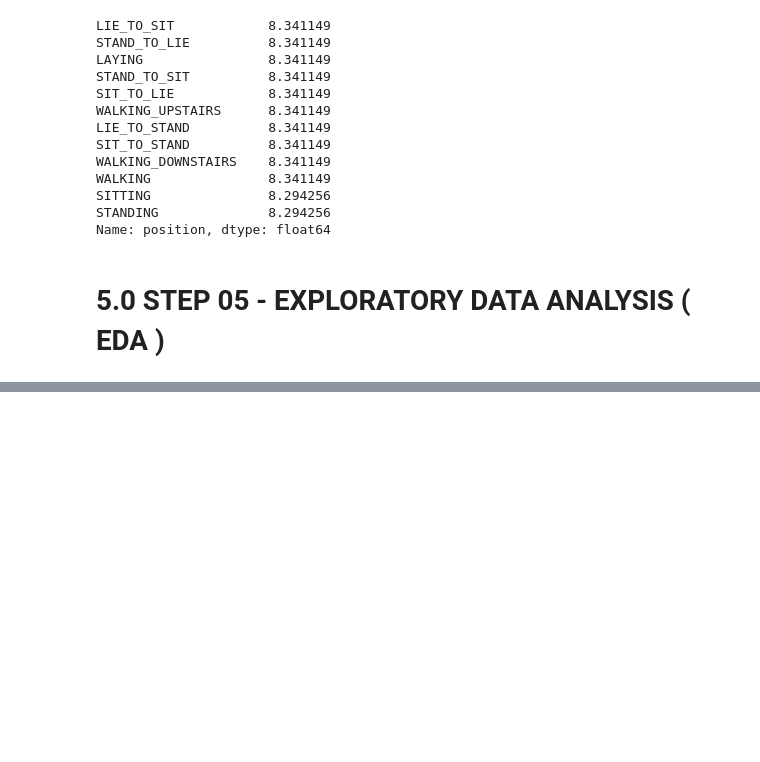
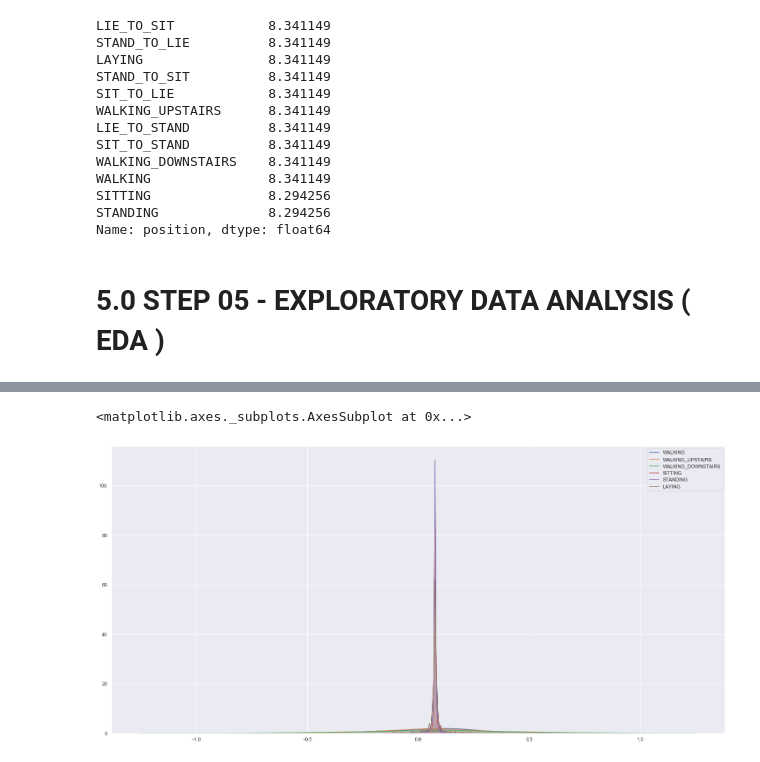
Before and after one commit to panambY/Human_Activity_Recognition, a Jupyter notebook: Human_Activity_Recognition.ipynb, the cells around one changed output, grey strips where cells are left out. Cells and saved outputs as stored; diff of their text form; code cells hidden in the pictures; blank space fills up the shorter version.

```diff
--- a/Human_Activity_Recognition.ipynb
+++ b/Human_Activity_Recognition.ipynb
@@ -436,0 +372,10 @@ sns.distplot( df51[df51['position'] == 'LIE_TO_STAND']['tBodyAcc-Energy-1'], lab
+# %%
+sns.kdeplot( df51[df51['position'] == 'WALKING']['tBodyAccJerk-Mean-1'], label='WALKING', shade=True )
+sns.kdeplot( df51[df51['position'] == 'WALKING_UPSTAIRS']['tBodyAccJerk-Mean-1'], label='WALKING_UPSTAIRS', shade=True )
+sns.kdeplot( df51[df51['position'] == 'WALKING_DOWNSTAIRS']['tBodyAccJerk-Mean-1'], label='WALKING_DOWNSTAIRS', shade=True )
+sns.kdeplot( df51[df51['position'] == 'SITTING']['tBodyAccJerk-Mean-1'], label='SITTING', shade=True )
+sns.kdeplot( df51[df51['position'] == 'STANDING']['tBodyAccJerk-Mean-1'], label='STANDING', shade=True )
+sns.kdeplot( df51[df51['position'] == 'LAYING']['tBodyAccJerk-Mean-1'], label='LAYING', shade=True )
+# %% [output]
+<matplotlib.axes._subplots.AxesSubplot at 0x...>
+[figure, added]
```
Also changed, not shown: parts of 41 cells of this notebook.
